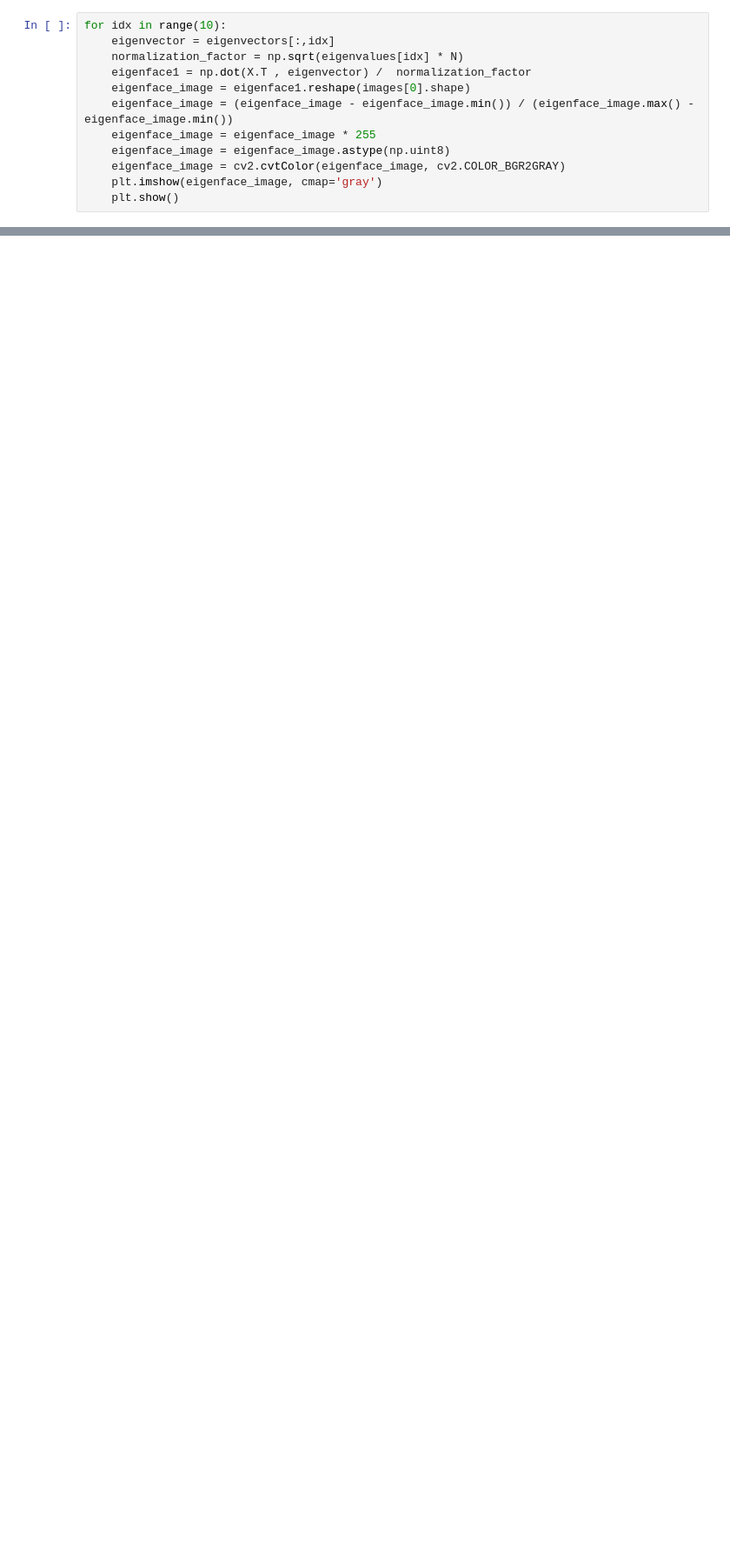
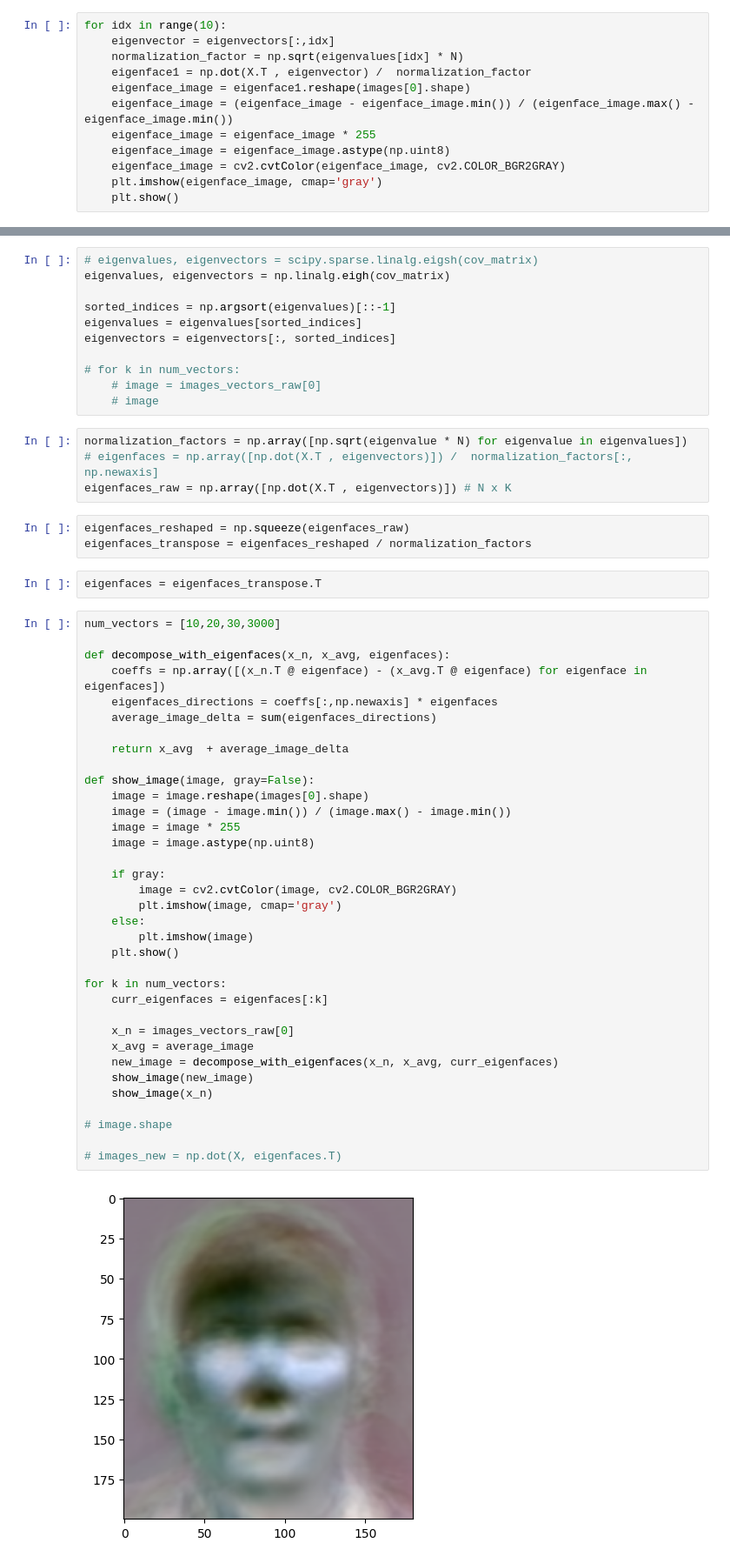
Before and after one commit to ronTohar1/CV_training, a Jupyter notebook: data_science/4_dimentionality_reduction/pca_imp.ipynb, the cells around one changed output, grey strips where cells are left out. Shown at 87% size. Cells and saved outputs as stored; diff of their text form; blank space fills up the shorter version.

```diff
--- a/data_science/4_dimentionality_reduction/pca_imp.ipynb
+++ b/data_science/4_dimentionality_reduction/pca_imp.ipynb
@@ -120,0 +76,57 @@ for idx in range(10):
+# %%
+# eigenvalues, eigenvectors = scipy.sparse.linalg.eigsh(cov_matrix)
+eigenvalues, eigenvectors = np.linalg.eigh(cov_matrix)
+
+sorted_indices = np.argsort(eigenvalues)[::-1]
+eigenvalues = eigenvalues[sorted_indices]
+eigenvectors = eigenvectors[:, sorted_indices]
+
+# for k in num_vectors:
+    # image = images_vectors_raw[0]
+    # image
+# %%
+normalization_factors = np.array([np.sqrt(eigenvalue * N) for eigenvalue in eigenvalues])
+# eigenfaces = np.array([np.dot(X.T , eigenvectors)]) /  normalization_factors[:, np.newaxis]
+eigenfaces_raw = np.array([np.dot(X.T , eigenvectors)]) # N x K
+# %%
+eigenfaces_reshaped = np.squeeze(eigenfaces_raw)
+eigenfaces_transpose = eigenfaces_reshaped / normalization_factors
+# %%
+eigenfaces = eigenfaces_transpose.T
+# %%
+num_vectors = [10,20,30,3000]
+
+def decompose_with_eigenfaces(x_n, x_avg, eigenfaces):
+    coeffs = np.array([(x_n.T @ eigenface) - (x_avg.T @ eigenface) for eigenface in eigenfaces])
+    eigenfaces_directions = coeffs[:,np.newaxis] * eigenfaces
+    average_image_delta = sum(eigenfaces_directions)
+
+    return x_avg  + average_image_delta
+
+def show_image(image, gray=False):
+    image = image.reshape(images[0].shape)
+    image = (image - image.min()) / (image.max() - image.min())
+    image = image * 255
+    image = image.astype(np.uint8)
+
+    if gray:
+        image = cv2.cvtColor(image, cv2.COLOR_BGR2GRAY)
+        plt.imshow(image, cmap='gray')
+    else:
+        plt.imshow(image)
+    plt.show()
+
+for k in num_vectors:
+    curr_eigenfaces = eigenfaces[:k]
+
+    x_n = images_vectors_raw[0]
+    x_avg = average_image
+    new_image = decompose_with_eigenfaces(x_n, x_avg, curr_eigenfaces)
+    show_image(new_image)
+    show_image(x_n)
+
+# image.shape
+
+# images_new = np.dot(X, eigenfaces.T)
+# %% [output]
+[figure, added]
```
Also changed, not shown: parts of 13 cells of this notebook.
